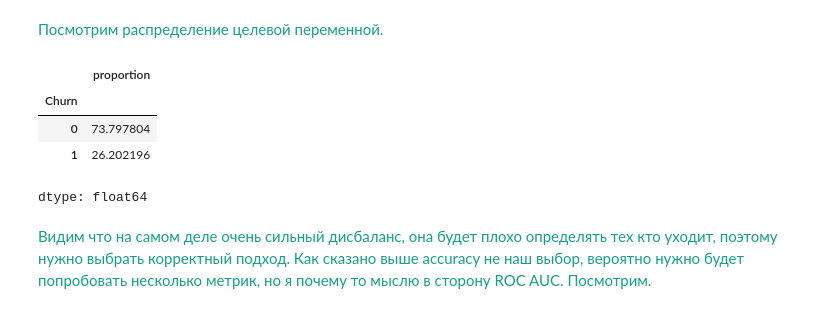
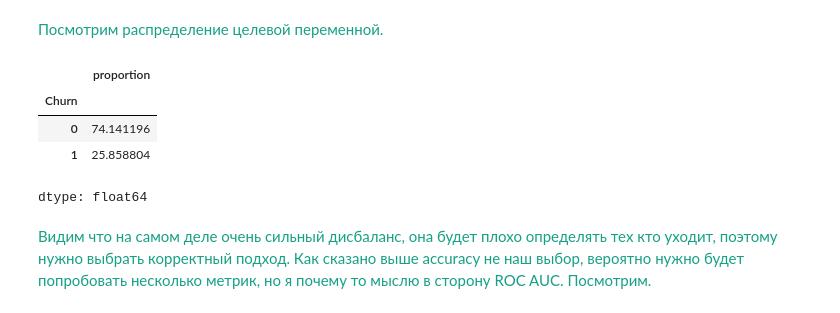
Before and after one commit to blckvia/DeepLearningSchool, a Jupyter notebook: week_03_composition_model_selection/Homework/hw_3_kaggle.ipynb, the cells around one changed output. Saved outputs shown, nothing was run; the diff lists cells and outputs as text; code cells hidden in the pictures.

```diff
--- a/week_03_composition_model_selection/Homework/hw_3_kaggle.ipynb
+++ b/week_03_composition_model_selection/Homework/hw_3_kaggle.ipynb
@@ -120,0 +119,6 @@ data = pd.read_csv('./train.csv')
+# %%
+from sklearn.model_selection import train_test_split
+
+data = pd.read_csv('./train.csv')
+data_test = pd.read_csv('./test.csv')
+data_train, data_valid = train_test_split(data, test_size=0.3, random_state=92)
@@ -194,12 +219,12 @@ dtype: int64
 # %% [markdown]
 <font color="#16A085">Посмотрим распределение целевой переменной.</font>
 # %%
-data["Churn"].value_counts(normalize=True) * 100
+data_train["Churn"].value_counts(normalize=True) * 100
 # %% [output]
 |  | proportion |
 | Churn |  |
-| 0 | 73.797804 |
-| 1 | 26.202196 |
+| 0 | 74.141196 |
+| 1 | 25.858804 |
 dtype: float64
 # %% [markdown]
 <font color="#16A085">Видим что на самом деле очень сильный дисбаланс, она будет плохо определять тех кто уходит, поэтому нужно выбрать корректный подход. Как сказано выше accuracy не наш выбор, вероятно нужно будет попробовать несколько метрик, но я почему то мыслю в сторону ROC AUC. Посмотрим.</font>
```
Also changed, not shown: parts of 70 cells of this notebook.
